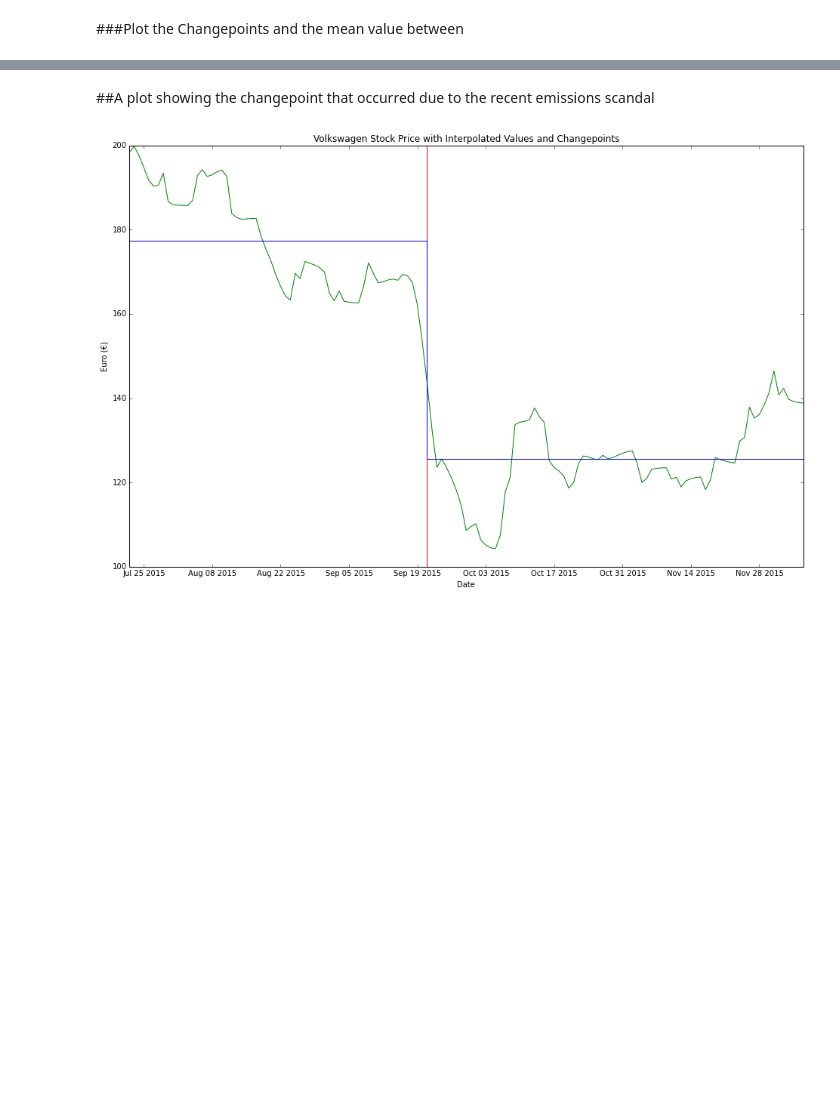
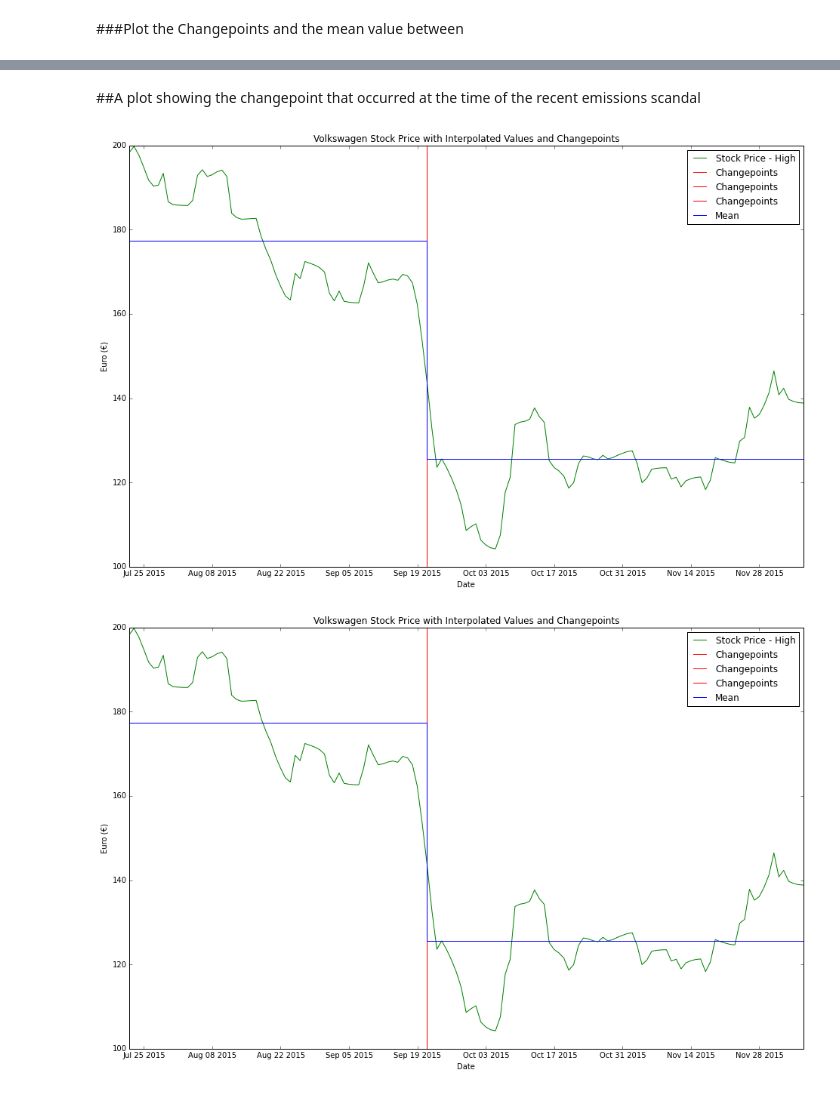
Before and after one commit to jcmuddle/nag4py_changepoint_pelt_mongodb, a Jupyter notebook: mongodb_change_point.ipynb, the cells around one changed output, grey strips where cells are left out. Saved outputs shown, nothing was run; the diff lists cells and outputs as text; code cells hidden in the pictures; blank space fills up the shorter version.

```diff
--- a/mongodb_change_point.ipynb
+++ b/mongodb_change_point.ipynb
@@ -95,7 +97,7 @@ missing_dates = all_dates.difference(known_dates)
 # %% [markdown]
 ###Define a wrapper function for the NAG monoticity preserving interpolating routine
 # %%
-def mono_inter(x, y, md):
+def mono_inter(x, y, missing_dates):
     """This function calcuates the missing prices from the known dates, known prices and missing dates.
         x is the known dates
         y is the known prices
@@ -103,11 +105,12 @@ def mono_inter(x, y, md):
     d = np.zeros(len(x))
     fail = util.noisy_fail()
     e01.nag_monotonic_interpolant(len(x), x, y, d, fail)
-    m = len(md)
-    mp = np.zeros(len(md))
+    missing_prices = np.zeros(len(missing_dates))
     fail = util.noisy_fail()
-    e01.nag_monotonic_evaluate(len(x), x, y, d, len(md), md, mp, fail)
-    return mp
+    e01.nag_monotonic_evaluate(len(x), x, y, d, len(missing_dates), missing_dates, missing_prices, fail)
+    if fail.iflag != 0:
+        print fail.message
+    return missing_prices
 # %% [markdown]
 ###Calculate the missing prices
 # %%
@@ -242,15 +251,17 @@ plt.show()
 # %% [markdown]
-##A plot showing the changepoint that occurred due to the recent emissions scandal
+##A plot showing the changepoint that occurred at the time of the recent emissions scandal
 # %%
 fig = plt.figure()
 fig.set_size_inches(16, 10)
-plt.plot(all_dates[change_points[-3]:], all_data[price_type].values[change_points[-3]:], 'g')
+plt.plot(all_dates[change_points[-3]:], all_data[price_type].values[change_points[-3]:], 'g', label = 'Stock Price - {}'.format(price_type))
 for change_point in change_points[-3:]:
-    plt.axvline(all_dates[change_point], color = 'r')
-plt.step(all_dates[change_points][-3:], mean[-3:], where='post')
+    plt.axvline(all_dates[change_point], color = 'r', label='Changepoints')
+plt.step(all_dates[change_points][-3:], mean[-3:], where='post', label='Mean')
 plt.title('Volkswagen Stock Price with Interpolated Values and Changepoints')
+plt.legend()
 plt.ylabel('Euro '+u"(\u20AC)")
 plt.xlabel('Date')
 plt.show()
 # %% [output]
-[figure, old version]
+[figure, new version]
+[figure, added]
```
Also changed, not shown: parts of 7 cells of this notebook.
